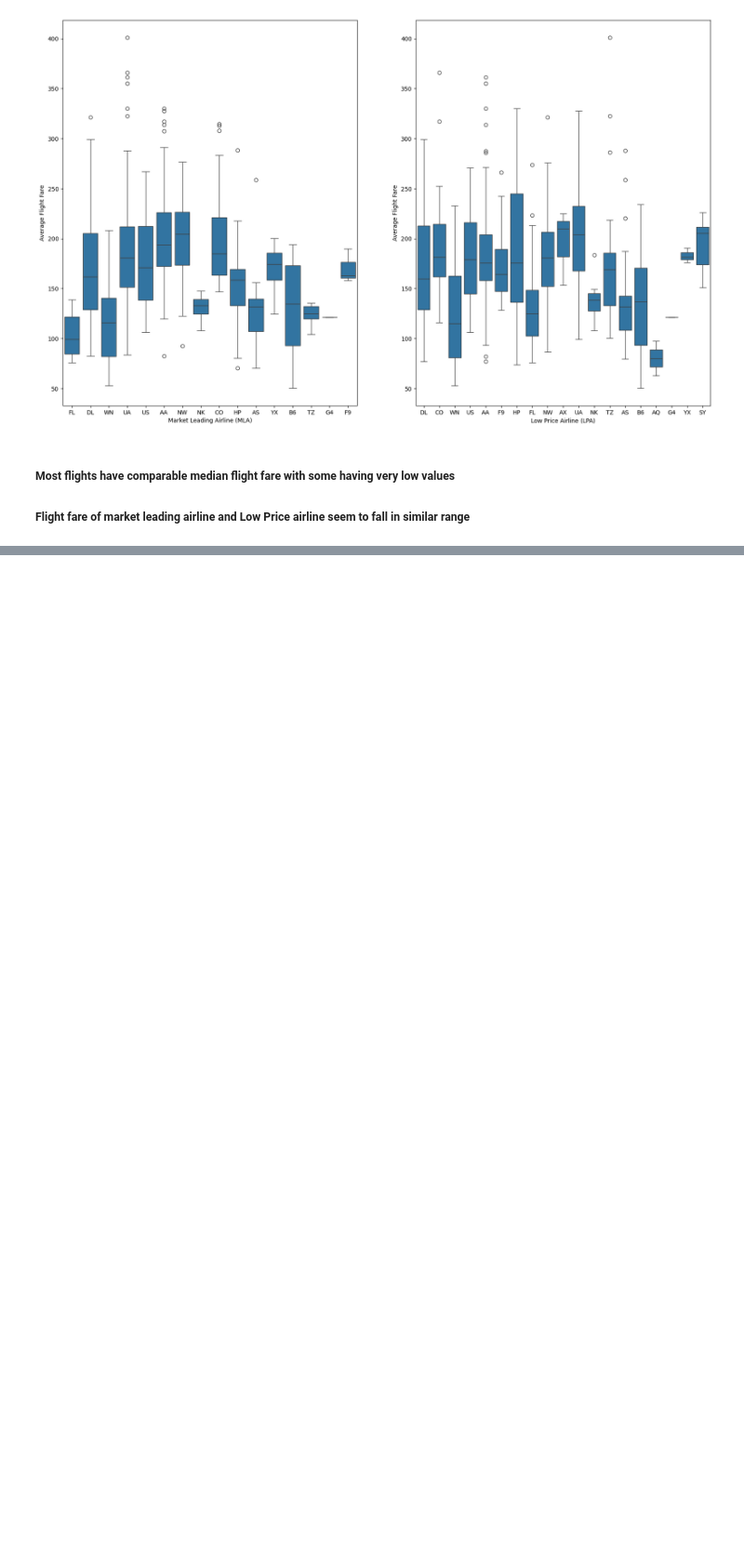
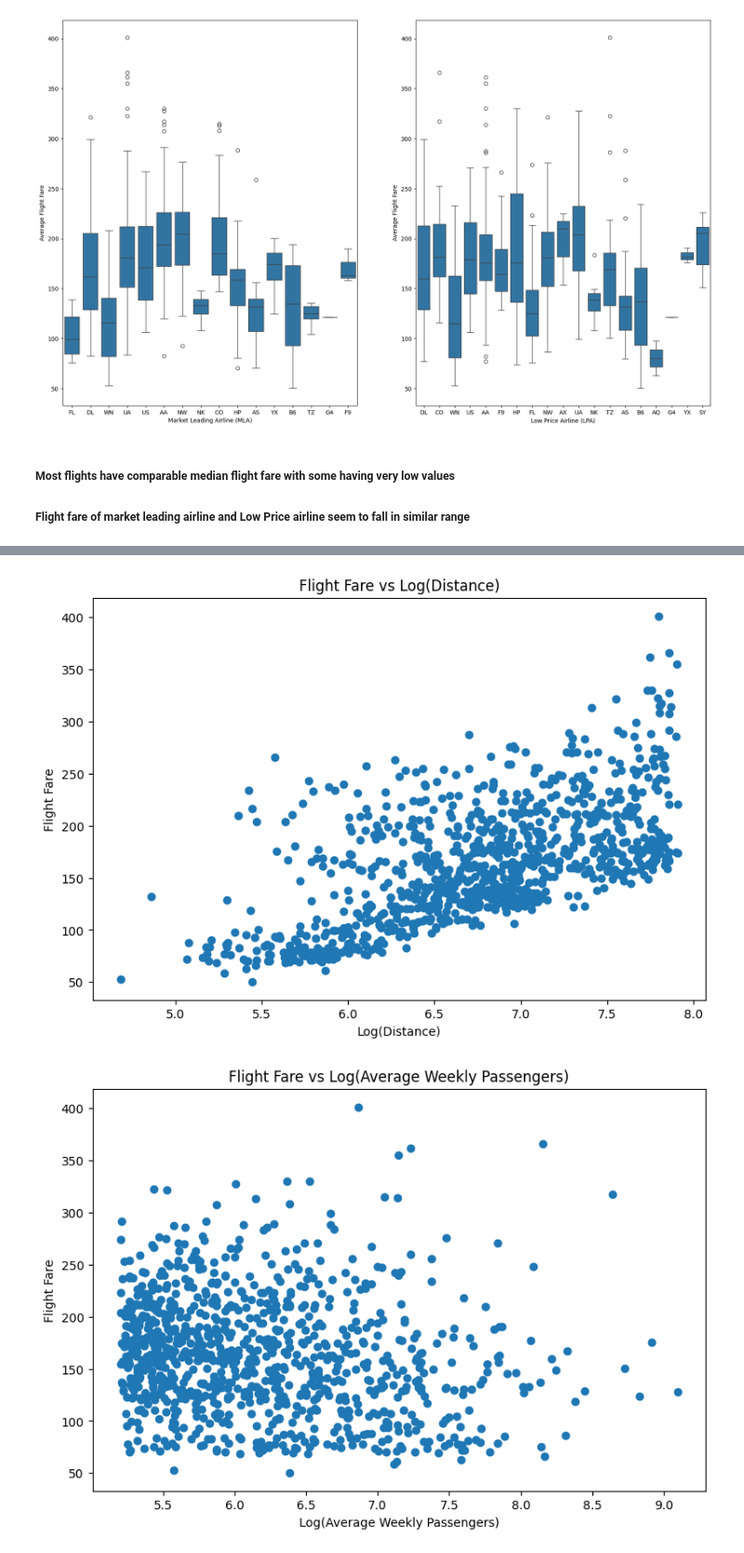
Before and after one commit to Krushna-007/codespaces-jupyter, a Jupyter notebook: notebooks/Airline_Fare_Analysis_Case_Study_Linear_Regression.ipynb, the cells around one changed output, grey strips where cells are left out. Shown: that part at 93% size. Cells and saved outputs as stored; diff of their text form; code cells hidden in the pictures; blank space fills up the shorter version.

```diff
--- a/notebooks/Airline_Fare_Analysis_Case_Study_Linear_Regression.ipynb
+++ b/notebooks/Airline_Fare_Analysis_Case_Study_Linear_Regression.ipynb
@@ -280,0 +304,29 @@ sns.boxplot(x = 'Low Price Airline (LPA)', y = 'Average Flight Fare', data = fil
+# %%
+# Log Transformation of independent variables
+D1 = np.log(file['Distance'])
+D2 = np.log(file['Average Weekly Passengers'])
+D3 = np.log(file['Market Share MLA'])
+D4 = np.log(file['Average MLA Fare'])
+D5 = np.log(file['Market Share LPA'])
+D6 = np.log(file['Average LPA Fare'])
+# %%
+plt.figure(figsize=(20,6))
+plt.subplot(1, 2, 1)
+plt.title('Flight Fare vs Log(Distance)')
+plt.scatter( D1, file['Average Flight Fare'])
+plt.xlabel('Log(Distance)')
+plt.ylabel('Flight Fare')
+
+
+plt.figure(figsize=(20,6))
+plt.subplot(1, 2, 2)
+plt.title('Flight Fare vs Log(Average Weekly Passengers)')
+plt.scatter( D2, file['Average Flight Fare'])
+plt.xlabel('Log(Average Weekly Passengers)')
+plt.ylabel('Flight Fare')
+
+
+plt.show()
+# %% [output]
+[figure, added]
+[figure, added]
```
Also changed, not shown: parts of 11 cells of this notebook.
